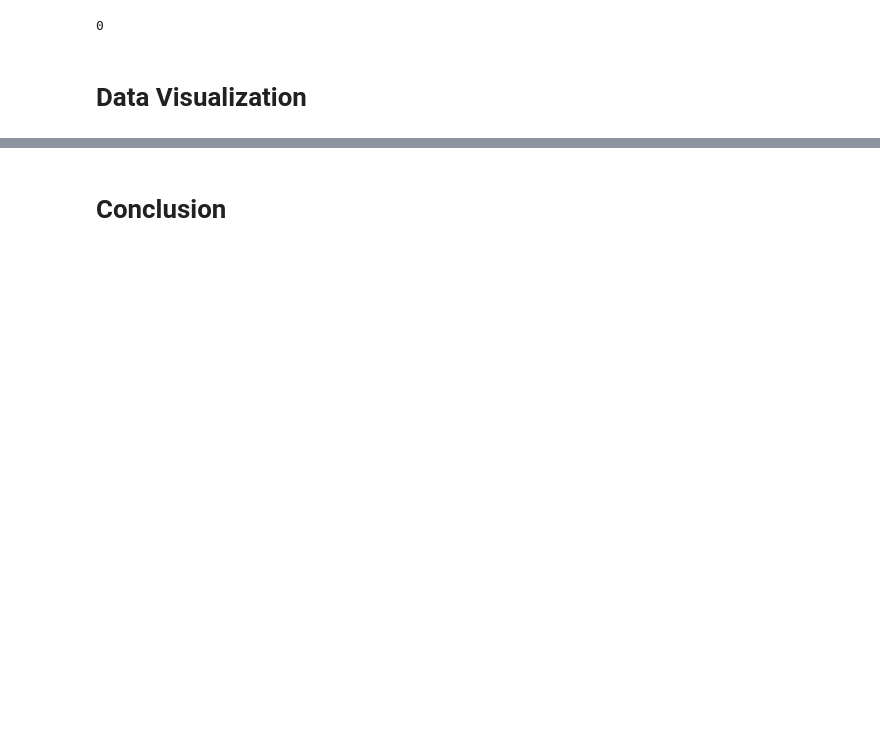
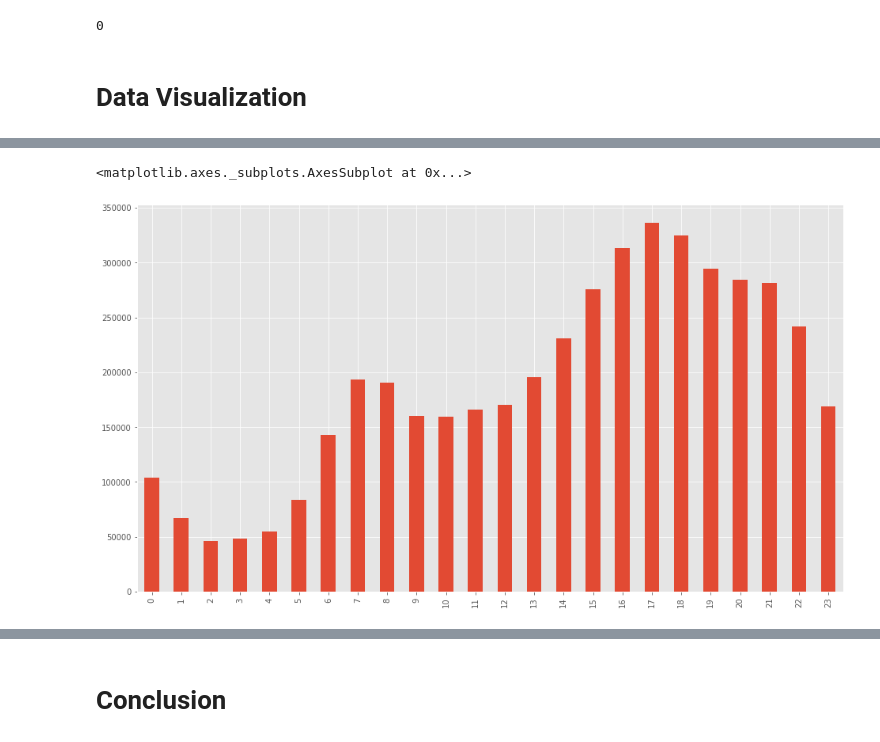
Before and after one commit to XavierCarrera/platzi-master-ml-exercises, a Jupyter notebook: Uber_DataAnalysis_Visualization.ipynb, the cells around one changed output, grey strips where cells are left out. Cells and saved outputs as stored; diff of their text form; code cells hidden in the pictures; blank space fills up the shorter version.

```diff
--- a/Uber_DataAnalysis_Visualization.ipynb
+++ b/Uber_DataAnalysis_Visualization.ipynb
@@ -300,0 +114,5 @@ df_2014.isnull().sum().sum()
+# %%
+df["Hour"].value_counts().sort_index().plot(kind = "bar")
+# %% [output]
+<matplotlib.axes._subplots.AxesSubplot at 0x...>
+[figure, added]
```
Also changed, not shown: parts of 30 cells of this notebook.
